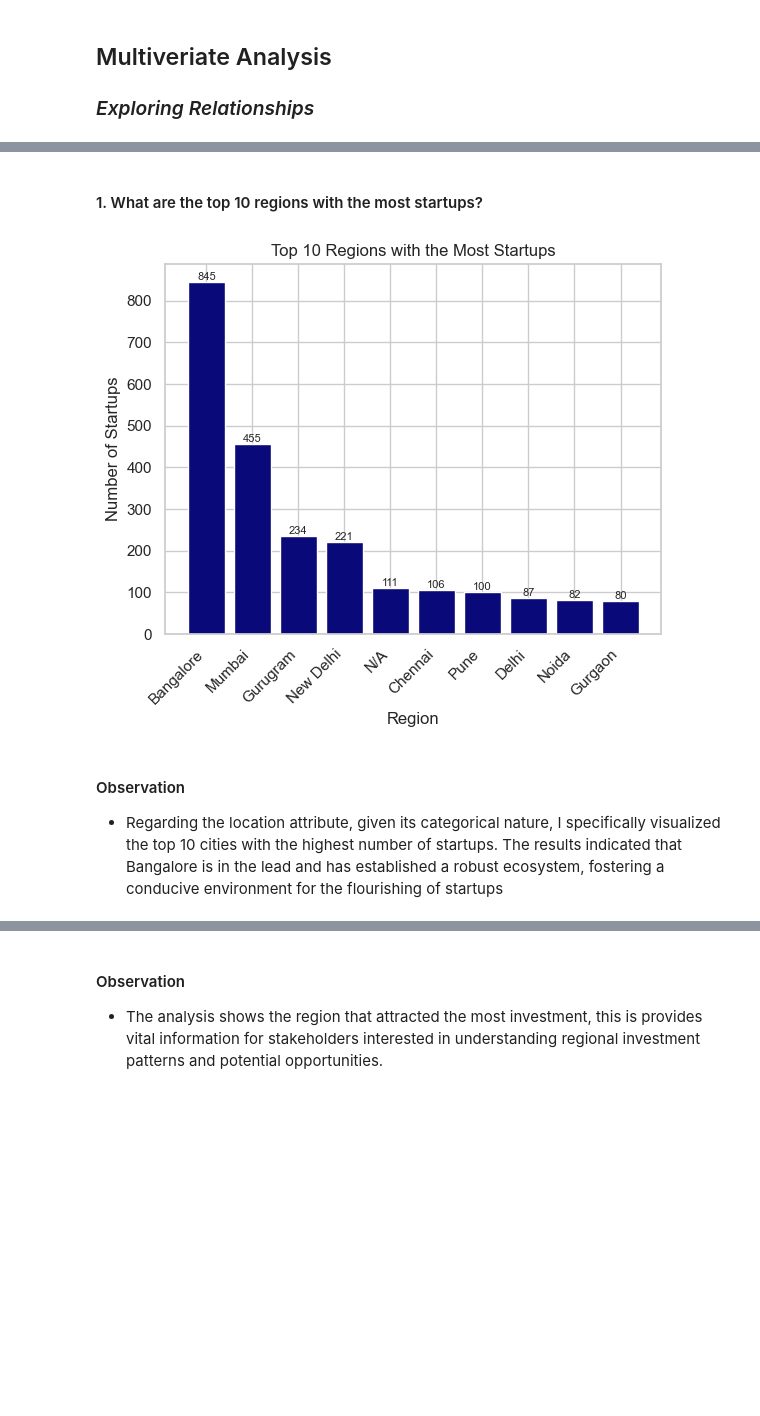
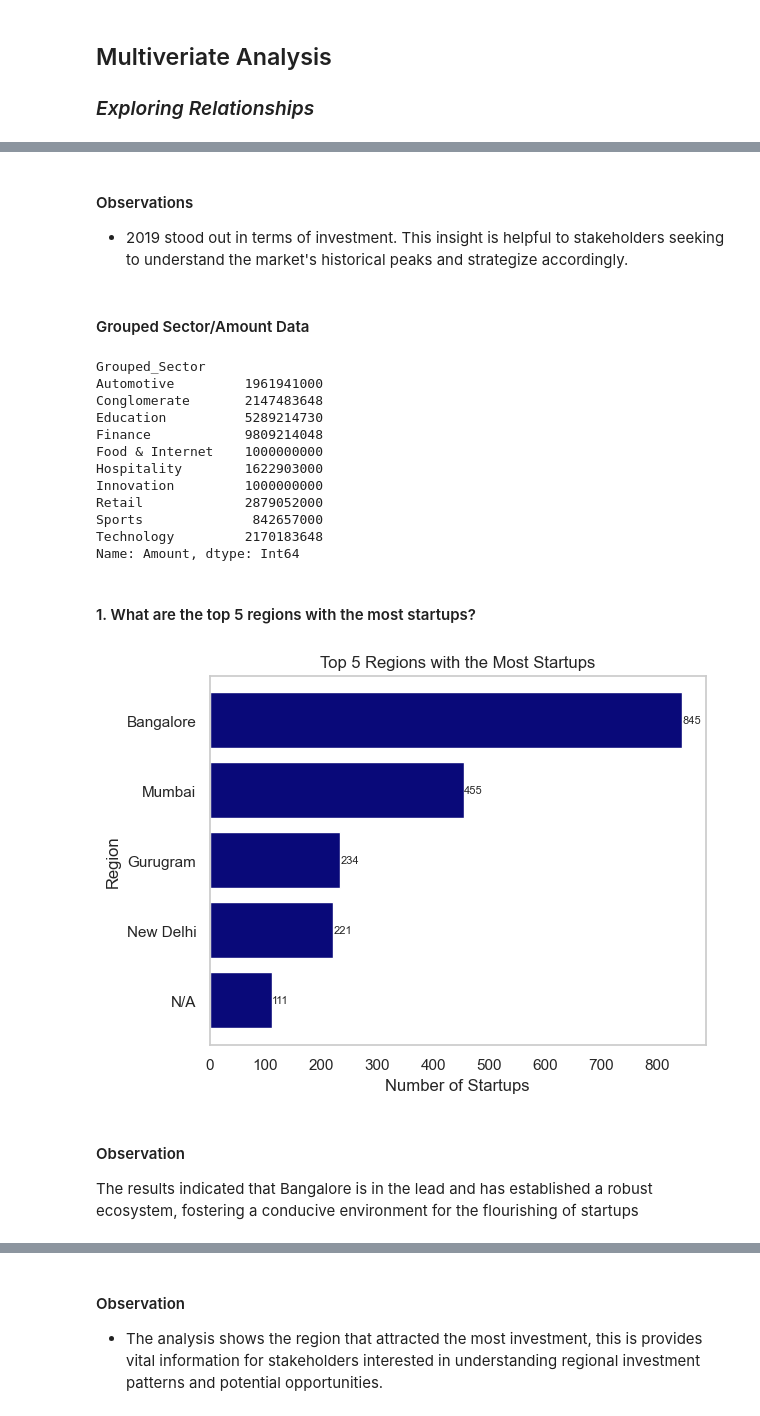
Before and after one commit to GeGe-K/Startup-Ecosystem, a Jupyter notebook: jupyter.ipynb, the cells around one changed output, grey strips where cells are left out. Cells and saved outputs as stored; diff of their text form; code cells hidden in the pictures; blank space fills up the shorter version.

```diff
--- a/jupyter.ipynb
+++ b/jupyter.ipynb
@@ -2164,33 +2235,76 @@ The boxplot figure revealed that the Amount column had a few outliers.
+# %% [markdown]
+#### Observations
+* 2019 stood out in terms of investment. This insight is helpful to stakeholders seeking to understand the market's historical peaks and strategize accordingly.
+# %% [markdown]
+#### Grouped Sector/Amount Data
+# %%
+full_data = pd.DataFrame(full_data)
+
+# Define a mapping dictionary for sector grouping
+sector_mapping = {
+    'FinTech': 'Finance',
+    'EdTech': 'Education',
+    'E-commerce': 'Retail',
+    'Tech company': 'Technology',
+    'Edtech': 'Education',
+    'Multinational conglomerate company': 'Conglomerate',
+    'Automotive': 'Automotive',
+    'Financial Services': 'Finance',
+    'Hospitality': 'Hospitality',
+    'Insurance': 'Finance',
+    'Food Delivery, Food Processing, Internet': 'Food & Internet',
+    'Innovation Management': 'Innovation',
+    'Fintech': 'Finance',
+    'Sports': 'Sports'
+}
+
+# Map the sectors based on the dictionary
+full_data['Grouped_Sector'] = full_data['Sector'].map(sector_mapping)
+
+# Group by the new grouped sector column and sum the amounts
+grouped_data = full_data.groupby('Grouped_Sector')['Amount'].sum()
+
+# Print the grouped and aggregated data
+grouped_data
+# %% [output]
+Grouped_Sector
+Automotive         1961941000
+Conglomerate       2147483648
+Education          5289214730
+Finance            9809214048
+Food & Internet    1000000000
+Hospitality        1622903000
+Innovation         1000000000
+Retail             2879052000
+Sports              842657000
+Technology         2170183648
+Name: Amount, dtype: Int64
 # %% [markdown]
-#### 1. What are the top 10 regions with the most startups?
+#### 1. What are the top 5 regions with the most startups?
 # %%
-full_data = pd.DataFrame(full_data)
+# Assuming `full_data` is already defined as a DataFrame
 
 # Group by 'HeadQuarter' and count the number of startups in each region
 startup_count_by_region = full_data['HeadQuarter'].value_counts()
 
-# Get the top 10 regions with the most startups
-top_10_regions = startup_count_by_region.nlargest(10)
+# Get the top 5 regions with the most startups and reverse the order
+top_5_regions = startup_count_by_region.nlargest()[::-1]
 
-# Custom color palette for the bar graph
-colors = ['#090979']
-
-# Plotting a bar graph for the top 10 regions
-plt.bar(top_10_regions.index, top_10_regions, color=colors)
+# Plotting a horizontal bar chart for the top 5 regions in descending order
+plt.barh(top_5_regions.index, top_5_regions, color="#090979")
 
 # Add values on the bars
-for index, value in enumerate(top_10_regions):
-    plt.text(index, value + 0.1, str(value), ha='center', va='bottom', fontsize=8)
+for index, value in enumerate(top_5_regions):
+    plt.text(value, index, str(value), ha='left', va='center', fontsize=8)
 
-plt.xlabel('Region')
-plt.ylabel('Number of Startups')
-plt.title('Top 10 Regions with the Most Startups')
-plt.xticks(rotation=45, ha='right')  # Rotate x-axis labels for better visibility
-
+plt.xlabel('Number of Startups')
+plt.ylabel('Region')
+plt.title('Top 5 Regions with the Most Startups')
+plt.grid(False)
 # Show the plot
 plt.show()
 # %% [output]
-[figure, old version]
+[figure, new version]
 # %% [markdown]
 #### Observation
-- Regarding the location attribute, given its categorical nature, I specifically visualized the top 10 cities with the highest number of startups. The results indicated that Bangalore is in the lead and has established a robust ecosystem, fostering a conducive environment for the flourishing of startups
+The results indicated that Bangalore is in the lead and has established a robust ecosystem, fostering a conducive environment for the flourishing of startups
```
Also changed, not shown: parts of 46 cells of this notebook.
